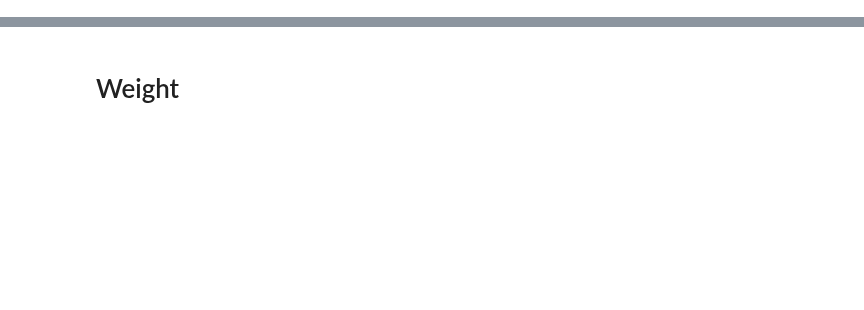
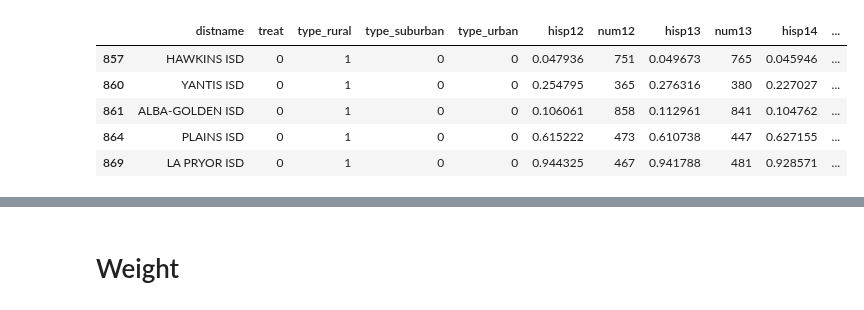
Before and after one commit to KylieLAnglin/dofis, a Jupyter notebook: analysis/causal/matching.ipynb, the cells around one changed output, grey strips where cells are left out. Cells and saved outputs as stored; diff of their text form; code cells hidden in the pictures; blank space fills up the shorter version.

```diff
--- a/analysis/causal/matching.ipynb
+++ b/analysis/causal/matching.ipynb
@@ -55,6 +70,13 @@ PerfectSeparationError: Perfect separation detected, results not available
 # %%
-df['yhat'] = res.predict(X)
+df['ps'] = res.predict(X)
 df[df.treat == 0].tail()
+# %% [output]
+|  | distname | treat | type_rural | type_suburban | type_urban | hisp12 | num12 | hisp13 | num13 | hisp14 | ... |
+| 857 | HAWKINS ISD | 0 | 1 | 0 | 0 | 0.047936 | 751 | 0.049673 | 765 | 0.045946 | ... |
+| 860 | YANTIS ISD | 0 | 1 | 0 | 0 | 0.254795 | 365 | 0.276316 | 380 | 0.227027 | ... |
+| 861 | ALBA-GOLDEN ISD | 0 | 1 | 0 | 0 | 0.106061 | 858 | 0.112961 | 841 | 0.104762 | ... |
+| 864 | PLAINS ISD | 0 | 1 | 0 | 0 | 0.615222 | 473 | 0.610738 | 447 | 0.627155 | ... |
+| 869 | LA PRYOR ISD | 0 | 1 | 0 | 0 | 0.944325 | 467 | 0.941788 | 481 | 0.928571 | ... |
 # %%
 plt.style.use('seaborn')
 my_dpi=96
```
Also changed, not shown: parts of 8 cells of this notebook, 1 other file.
